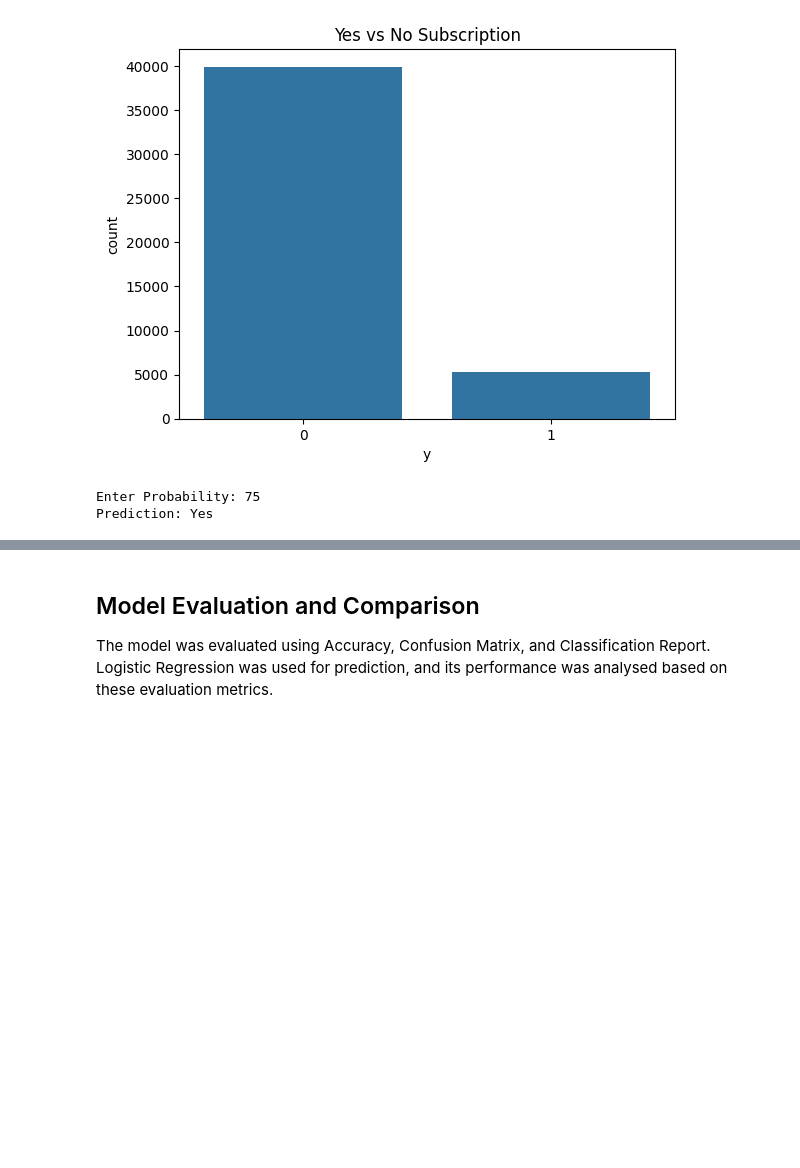
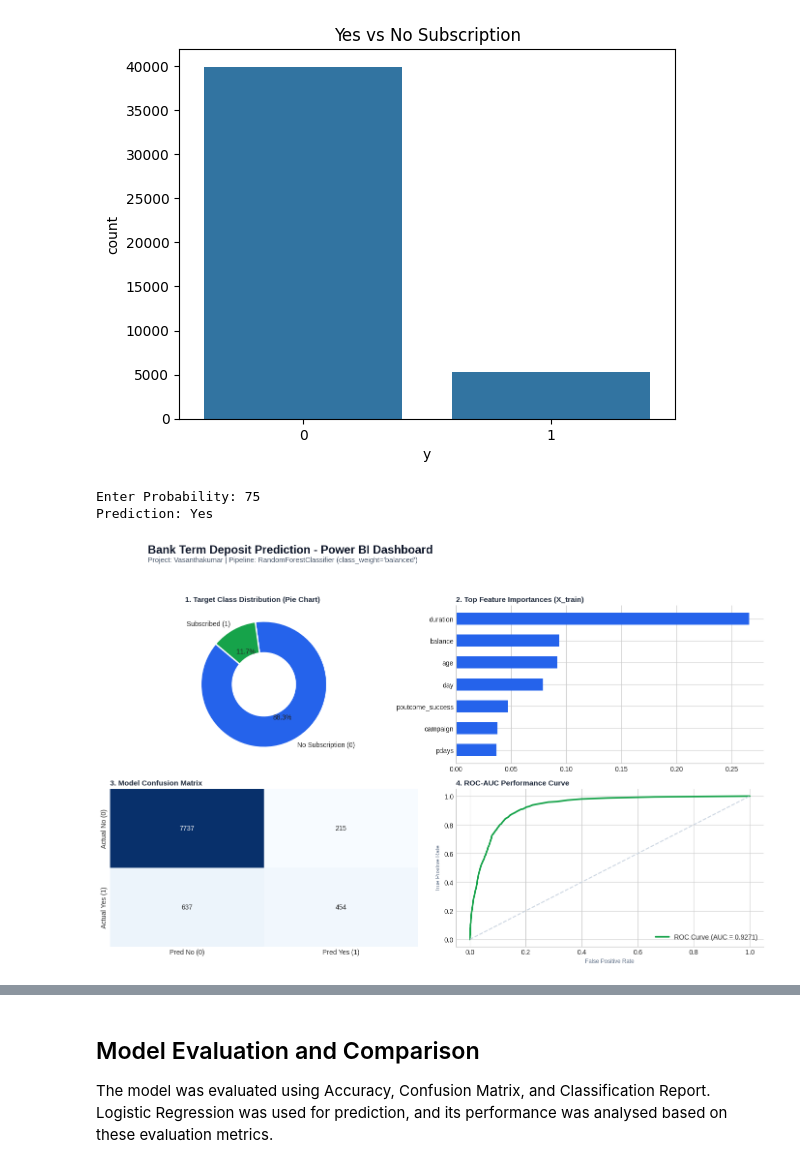
Before and after one commit to vasanthjilla089-cmd/mika, a Jupyter notebook: _vasanthakumar_Bank_Marketing_&_Customer_Behavior_.ipynb, the cells around one changed output, grey strips where cells are left out. Drawn from its saved outputs; the diff is of its cells as text; code cells hidden in the pictures; blank space fills up the shorter version.

```diff
--- a/_vasanthakumar_Bank_Marketing_&_Customer_Behavior_.ipynb
+++ b/_vasanthakumar_Bank_Marketing_&_Customer_Behavior_.ipynb
@@ -922,3 +940,76 @@ else:
 # %% [output]
 Enter Probability: 75
 Prediction: Yes
+# %%
+from sklearn.metrics import roc_curve, roc_auc_score
+from sklearn.pipeline import Pipeline # Import Pipeline
+
+plt.style.use('seaborn-v0_8-whitegrid' if 'seaborn-v0_8-whitegrid' in plt.style.available else 'default')
+
+fig, axes = plt.subplots(2, 2, figsize=(14, 9), facecolor='white')
+fig.suptitle("Bank Term Deposit Prediction - Power BI Dashboard",
+             fontsize=17, fontweight='bold', color='#0f172a', x=0.08, y=0.98, ha='left')
+fig.text(0.08, 0.94, "Project: Vasanthakumar | Pipeline: RandomForestClassifier (class_weight='balanced')",
+         fontsize=10.5, color='#475569')
+
+# Recreate the pipeline for Random Forest using the existing preprocessor and trained rf model
+# 'preprocessor' is available from cell 'DoKLrtdMViH6', and 'rf' from '36-SbL5YWywK'.
+model_pipeline = Pipeline(steps=[('preprocessor', preprocessor),
+                                 ('classifier', rf)])
+
+# Predict probabilities and classes using the Random Forest pipeline
+y_proba = model_pipeline.predict_proba(X_test)[:, 1]
+y_pred_rf = model_pipeline.predict(X_test)
+
+# Panel 1: Target Class Distribution (Pie Chart)
+ax1 = axes[0, 0]
+target_counts = y_encoded.value_counts() # Use y_encoded for consistent numerical representation
+labels = ['No Subscription (0)', 'Subscribed (1)']
+colors_pie = ['#2563eb', '#16a34a']
+ax1.pie(target_counts, labels=labels, colors=colors_pie, autopct='%1.1f%%', startangle=140,
+        wedgeprops=dict(width=0.5, edgecolor='white', linewidth=2))
+ax1.set_title("1. Target Class Distribution (Pie Chart)", fontsize=11, fontweight='bold', color='#1e293b', loc='left')
+
+# Panel 2: Feature Importances
+ax2 = axes[0, 1]
+rf_model = model_pipeline.named_steps['classifier']
+feature_names = model_pipeline.named_steps['preprocessor'].get_feature_names_out()
+importances = rf_model.feature_importances_
+
+indices = np.argsort(importances)[-7:]
+clean_names = [feature_names[i].split('__')[-1] for i in indices]
+
+ax2.barh(clean_names, importances[indices], color='#2563eb', height=0.55)
+ax2.set_title("2. Top Feature Importances (X_train)", fontsize=11, fontweight='bold', color='#1e293b', loc='left')
+ax2.spines['top'].set_visible(False)
+ax2.spines['right'].set_visible(False)
+
+# Panel 3: Confusion Matrix
+ax3 = axes[1, 0]
+# Use y_test_encoded and y_pred_rf for consistency with Random Forest evaluation
+cm = confusion_matrix(y_test_encoded, y_pred_rf)
+sns.heatmap(cm, annot=True, fmt='d', cmap='Blues', ax=ax3, cbar=False,
+            xticklabels=['Pred No (0)', 'Pred Yes (1)'],
+            yticklabels=['Actual No (0)', 'Actual Yes (1)'])
+ax3.set_title("3. Model Confusion Matrix", fontsize=11, fontweight='bold', color='#1e293b', loc='left')
+
+# Panel 4: ROC-AUC Curve
+ax4 = axes[1, 1]
+# Use y_test_encoded for roc_curve and roc_auc_score
+fpr, tpr, _ = roc_curve(y_test_encoded, y_proba)
+auc_score = roc_auc_score(y_test_encoded, y_proba)
+
+ax4.plot(fpr, tpr, color='#16a34a', linewidth=2.5, label=f'ROC Curve (AUC = {auc_score:.4f})')
+ax4.plot([0, 1], [0, 1], color='#cbd5e1', linestyle='--')
+ax4.set_title("4. ROC-AUC Performance Curve", fontsize=11, fontweight='bold', color='#1e293b', loc='left')
+ax4.set_xlabel("False Positive Rate", fontsize=8.5, color='#64748b')
+ax4.set_ylabel("True Positive Rate", fontsize=8.5, color='#64748b')
+ax4.legend(loc='lower right', frameon=False)
+ax4.spines['top'].set_visible(False)
+ax4.spines['right'].set_visible(False)
+
+plt.tight_layout(rect=[0, 0, 1, 0.92])
+plt.savefig("combined_powerbi_dashboard.png", dpi=300, bbox_inches='tight')
+plt.show()
+# %% [output]
+[figure, added]
```
Also changed, not shown: parts of 6 cells of this notebook.
